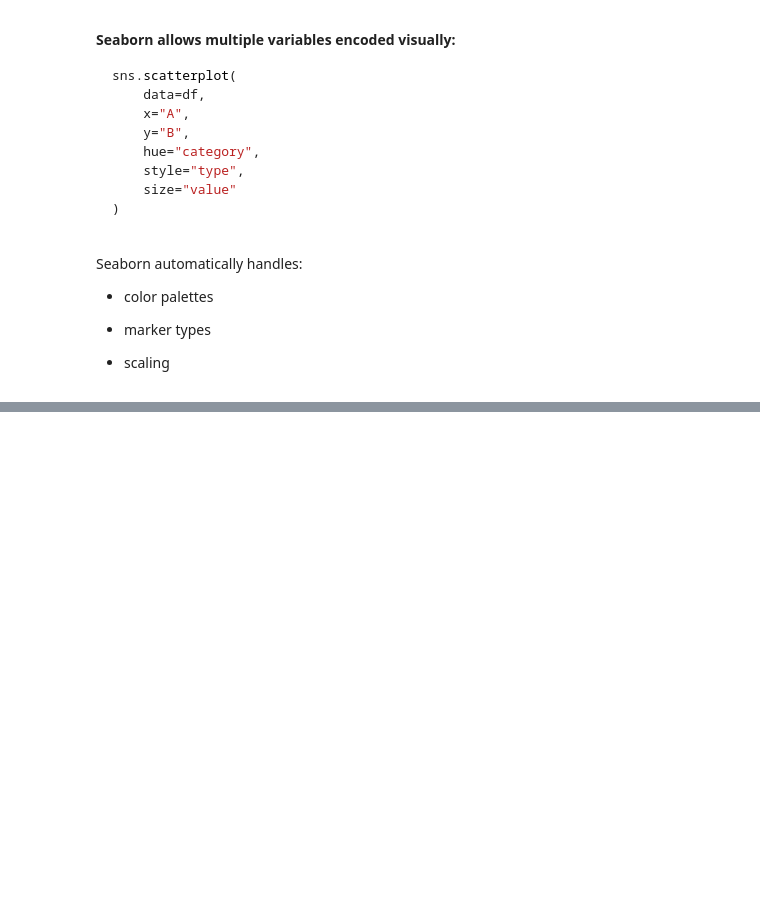
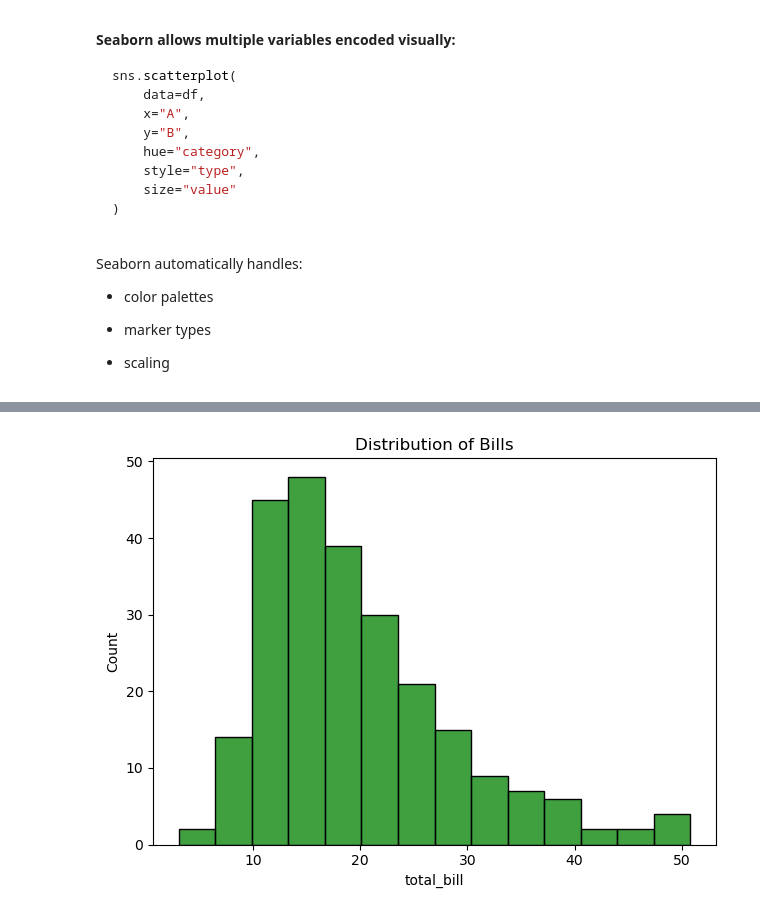
Before and after one commit to jci02/Data-Visualization, a Jupyter notebook: Matplotlib and Seaborn.ipynb, the cells around one changed output, grey strips where cells are left out. Saved outputs shown, nothing was run; the diff lists cells and outputs as text; code cells hidden in the pictures; blank space fills up the shorter version.

```diff
--- a/Matplotlib and Seaborn.ipynb
+++ b/Matplotlib and Seaborn.ipynb
@@ -1086,0 +1196,15 @@ Seaborn automatically handles:
+# %%
+# Figure size
+#plt.figure(figsize=(14,7))
+
+# Create histogramm of bills
+sns.histplot(tips['total_bill'],color='g') # change the color
+# the maximum bill is paid between 10 € and 20€
+
+plt.title("Distribution of Bills")
+
+plt.tight_layout()
+
+plt.show()
+# %% [output]
+[figure, added]
```
Also changed, not shown: parts of 11 cells of this notebook.
